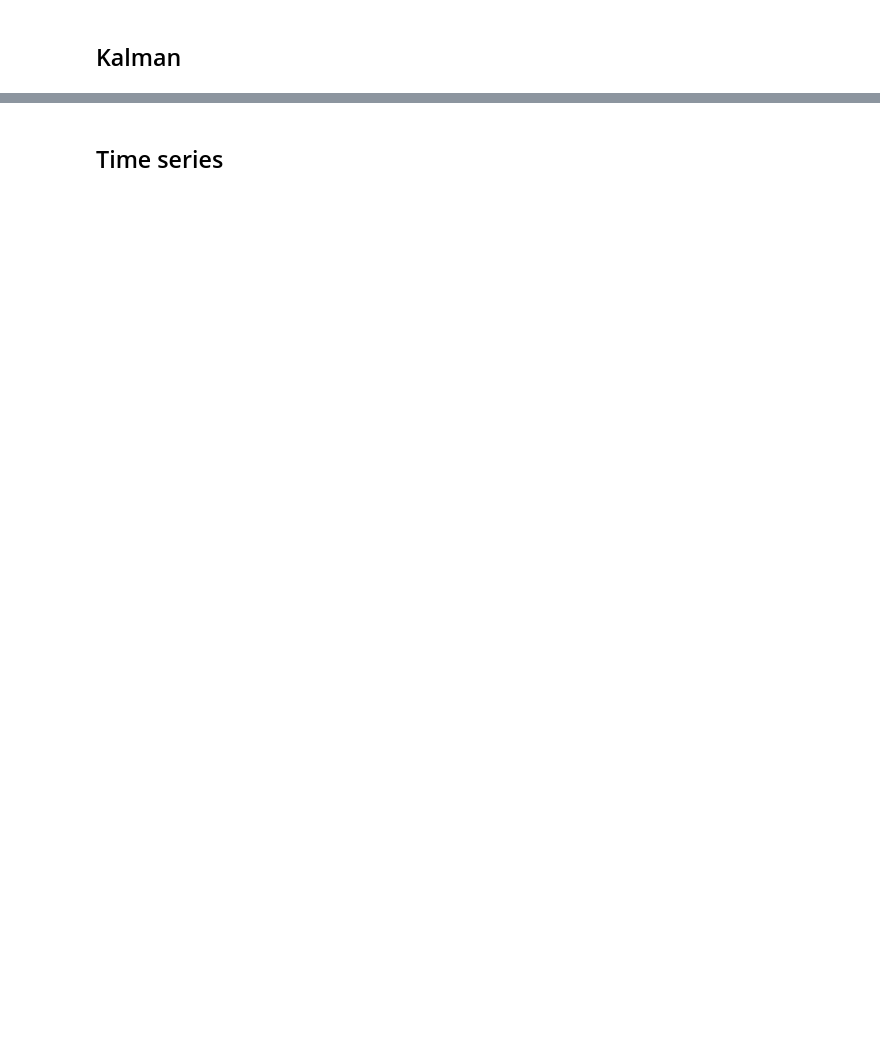
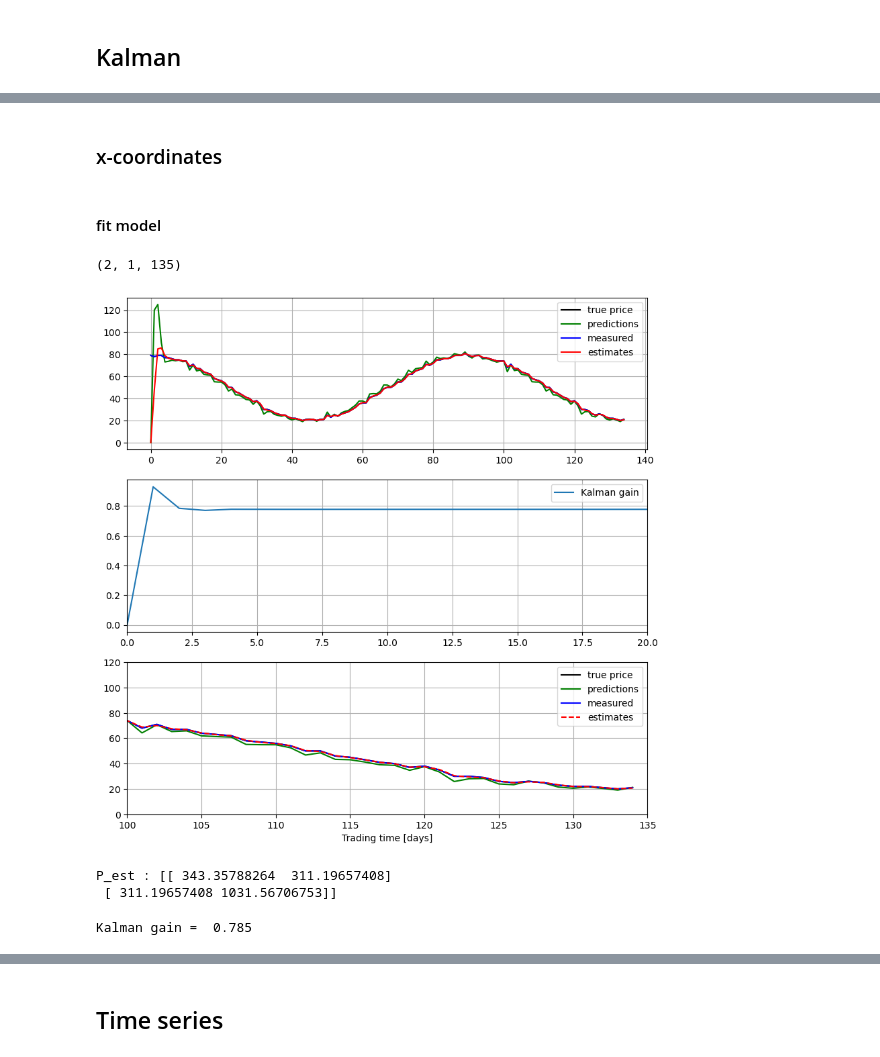
Before and after one commit to Ettiene11/https---github.com-Ettiene11-EERI414_Exam, a Jupyter notebook: EERI414Eks2024a.ipynb, the cells around one changed output, grey strips where cells are left out. Cells and saved outputs as stored; diff of their text form; code cells hidden in the pictures; blank space fills up the shorter version.

Commit message:
kalman and time series almost done with x-coords

```diff
--- a/EERI414Eks2024a.ipynb
+++ b/EERI414Eks2024a.ipynb
@@ -548,0 +617,16 @@ plt.show()
+# %%
+P = np.eye(Nx) * 100 #50
+Q = np.array([((deltaT**4)/4,(deltaT**3)/2),
+              ((deltaT**3)/2,deltaT**2)])
+Q = Q * (sigma_a**2)
+R = np.eye(Nz) * (sigma_y**2)
+
+print('P matrix:')
+print('---------')
+print(P)
+print('Q matrix:')
+print('---------')
+print(Q)
+print('R matrix:')
+print('---------')
+print(R)
@@ -548,0 +645,63 @@ plt.show()
+# %% [markdown]
+### x-coordinates
+# %% [markdown]
+#### fit model
+# %%
+N = N_train
+z = z_train
+P_est = P
+P_pred = F @ P_est @ F.T + Q
+# print(P_pred.shape)
+x_pred = np.zeros((Nx,N))
+K = np.zeros((Nx,Nz,N))
+# K = np.zeros((2,N))
+I = np.eye(Nx)
+for n in range(1,N):
+    K[:,:,n] = P_pred @ H.T @ np.linalg.inv(H @ P_pred @ H.T + R)
+    x_est[:,n] = x_pred[:,n-1] + K[:,:,n]@(z[n] - H @ x_pred[:,n-1])
+    P_est = (I-K[:,:,n]@H) @ P_pred @ (I - K[:,:,n] @ H).T + (K[:,:,n] @ R @ K[:,:,n].T)
+    x_pred[:,n] = F @ x_est[:,n]
+    P_pred = F @ P_est @ F.T + Q
+
+
+
+print(K.shape)
+
+indekse = np.arange(0,N)
+plt.figure(figsize=(10, 10))
+plt.subplot(3,1,1)
+plt.plot(indekse,z,'k-',label='true price')
+plt.plot(indekse,x_pred[0,:],'g-',label='predictions')
+plt.plot(indekse,z,'b-',label='measured')
+plt.plot(indekse,x_est[0,:],'r-',label='estimates')
+plt.grid('true')
+plt.legend()
+plt.subplot(3,1,2)
+plt.plot(indekse,K[1,0,:], label = 'Kalman gain')
+plt.xlim(0,20)
+# plt.ylim(1.5,2)
+plt.legend()
+plt.grid('true')
+plt.subplot(3,1,3)
+plt.plot(indekse,z,'k-',label='true price')
+plt.plot(indekse,x_pred[0,:],'g-',label='predictions')
+plt.plot(indekse,z,'b-',label='measured')
+plt.plot(indekse,x_est[0,:],'r--',label='estimates')
+plt.xlim(100,N)
+plt.ylim(0,120)
+plt.legend()
+plt.grid('true')
+plt.xlabel('Trading time [days]')
+plt.show()
+
+print(f"P_est : {P_est}")
+# %% [output]
+(2, 1, 135)
+[figure, added]
+P_est : [[ 343.35788264  311.19657408]
+ [ 311.19657408 1031.56706753]]
+# %%
+K_ss = K[1,0,len(K)]
+print('Kalman gain = ', round(K_ss,4))
+# %% [output]
+Kalman gain =  0.785
```
Also changed, not shown: parts of 51 cells of this notebook.
